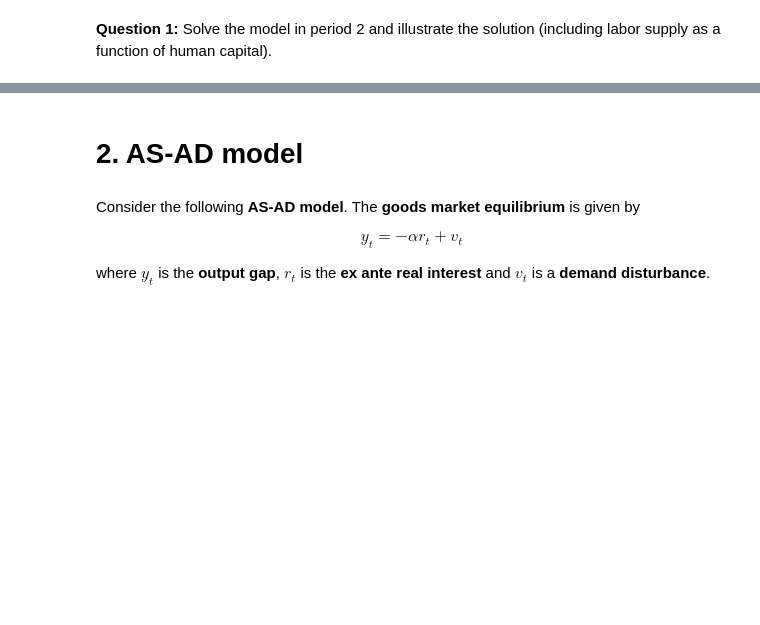
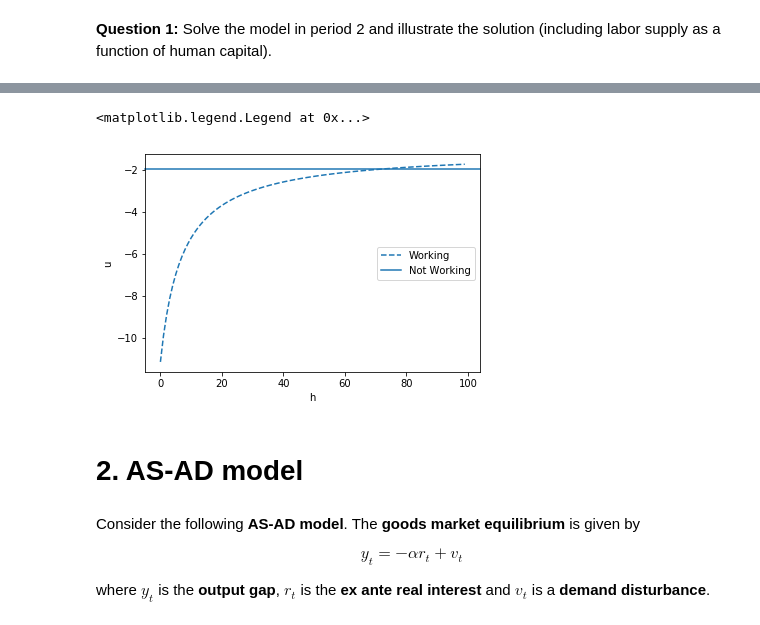
Before and after one commit to NumEconCopenhagen/projects-2019-nx31, a Jupyter notebook: examproject/examproject-M.ipynb, the cells around one changed output, grey strips where cells are left out. Cells and saved outputs as stored; diff of their text form; code cells hidden in the pictures; blank space fills up the shorter version.

```diff
--- a/examproject/examproject-M.ipynb
+++ b/examproject/examproject-M.ipynb
@@ -96,0 +177,7 @@ We start by solving the model in period 2, we do this usi
+# %%
+w_new = 0.99
+def v_1(h_1,l_1,v2):
+    if l_1 == 0:
+        return ((b)**(1-rho))/(1-rho)-gamma*l_1 + beta*v2
+    elif l_1 == 1:
+        return ((w_new*h_1*l_1)**(1-rho))/(1-rho)-gamma*l_1 + beta*v2
@@ -97,3 +189,12 @@ We start by solving the model in period 2, we do this usi
+# %%
+plt.plot(v_1(h_vec,1,-1), '--')
+plt.axhline(y = -1.96, xmin =0, xmax =1, clip_on = False)
+plt.xlabel('h')
+plt.ylabel('u')
+plt.legend(('Working', 'Not Working'), loc='center right')
+# %% [output]
+<matplotlib.legend.Legend at 0x...>
+[figure, added]
 # %% [markdown]
 # 2. AS-AD model
 # %% [markdown]
```
Also changed, not shown: parts of 27 cells of this notebook, 2 other files.
